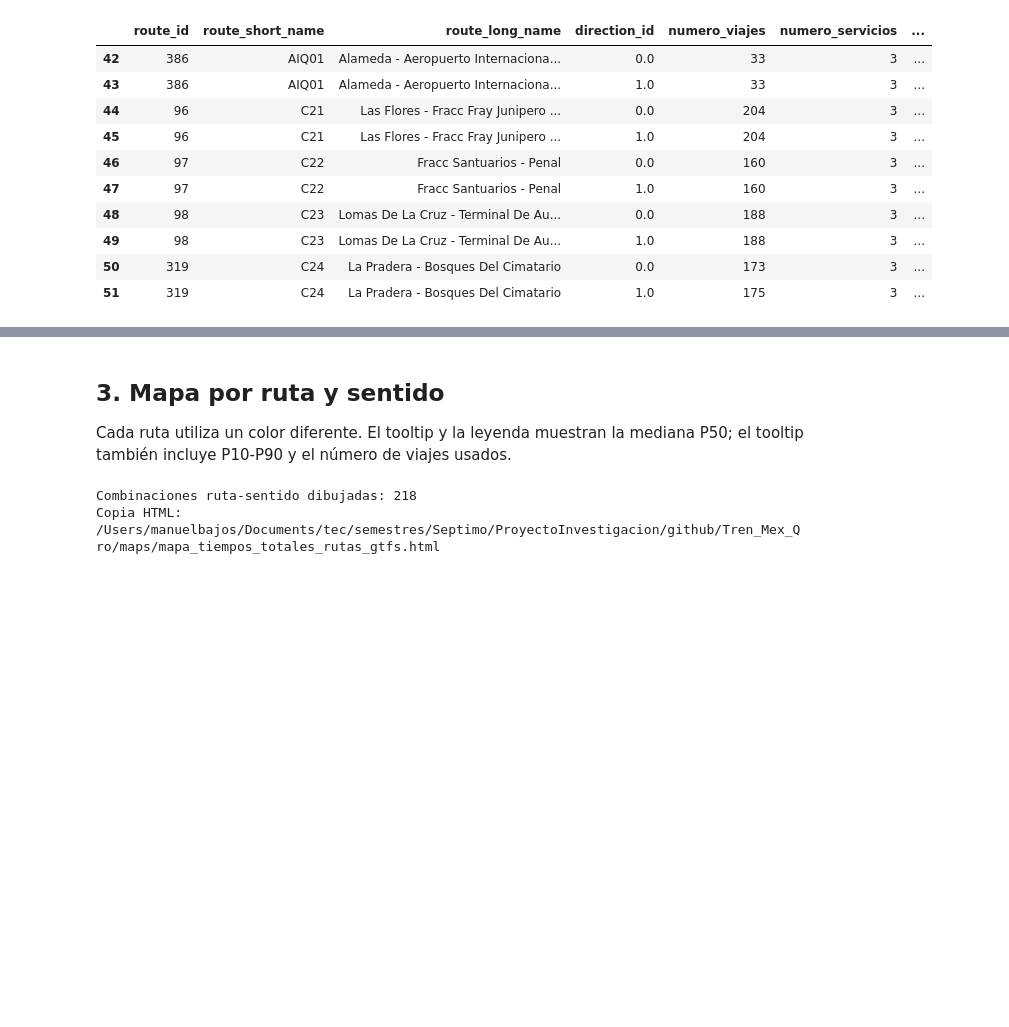
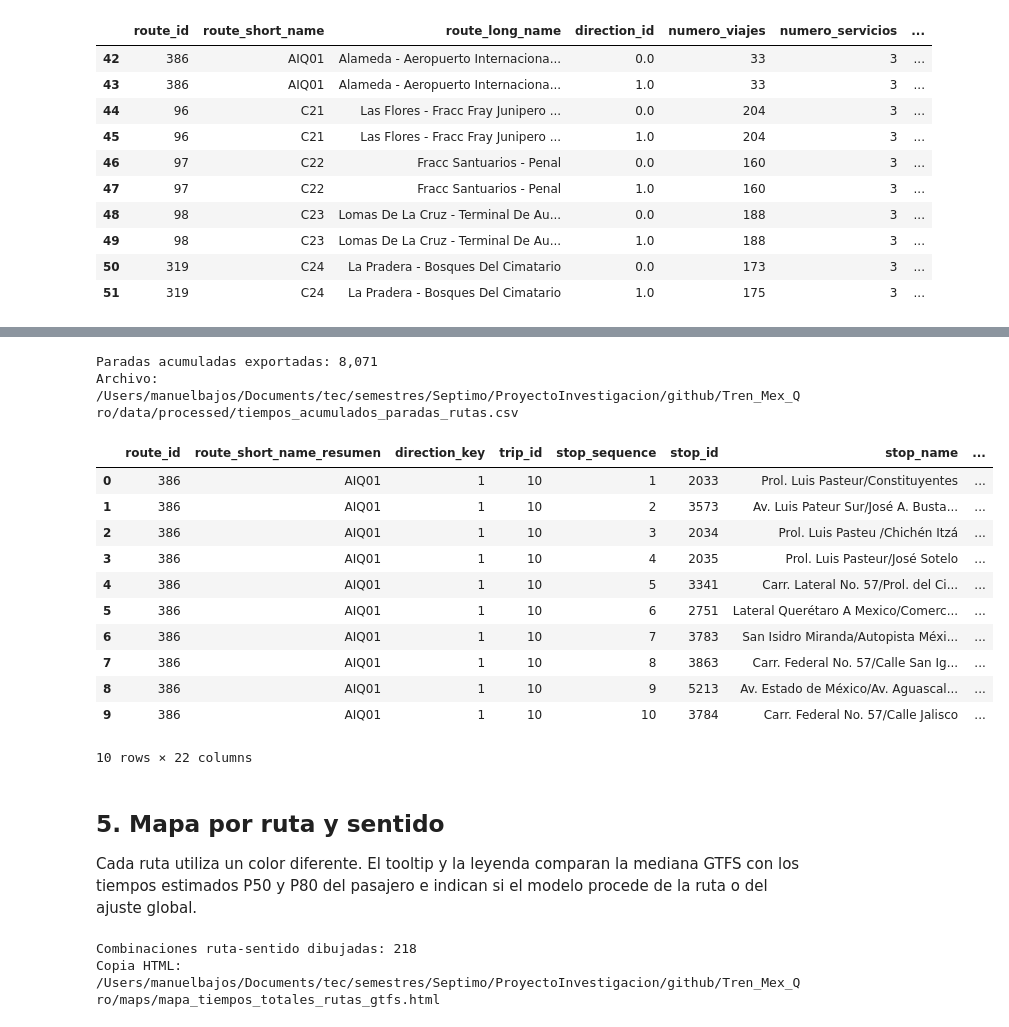
Before and after one commit to FBenita/Tren_Mex_Qro, a Jupyter notebook: scripts/TiemposTotalesRutasGTFS.ipynb, the cells around one changed output, grey strips where cells are left out. Saved outputs shown, nothing was run; the diff lists cells and outputs as text; code cells hidden in the pictures; blank space fills up the shorter version.

```diff
--- a/scripts/TiemposTotalesRutasGTFS.ipynb
+++ b/scripts/TiemposTotalesRutasGTFS.ipynb
@@ -29,7 +29,13 @@ from gtfs_network import gtfs_time_to_seconds
 
 RESUMEN_PATH = PROCESSED_DIR / "tiempos_totales_rutas_gtfs.csv"
 VIAJES_PATH = PROCESSED_DIR / "duraciones_viajes_gtfs.csv"
+OBSERVACIONES_GOOGLE_PATH = PROCESSED_DIR / "google_maps_transit_observaciones.csv"
+CALIBRACION_PATH = PROCESSED_DIR / "calibracion_tiempos_rutas_google.csv"
+ACUMULADOS_PATH = PROCESSED_DIR / "tiempos_acumulados_paradas_rutas.csv"
 MAPA_PATH = MAPS_DIR / "mapa_tiempos_totales_rutas_gtfs.html"
+MIN_OBSERVACIONES_RUTA = 30
+MIN_RANGO_GTFS_RUTA_MIN = 10
+SEMIVIDA_OBSERVACIONES_DIAS = 14
 print(f"GTFS: {DATA_DIR}")
 print(f"Mapa: {MAPA_PATH}")
 # %% [output]
@@ -138,7 +267,10 @@ def seleccionar_viajes_representativos(viajes, resumen):
     columnas_resumen = [
         "route_id", "direction_key", "route_short_name", "route_long_name",
         "numero_viajes", "duracion_p10_min", "duracion_mediana_min",
-        "duracion_p90_min",
+        "duracion_p90_min", "constante_p50_min", "factor_p50",
+        "constante_p80_min", "factor_p80",
+        "tiempo_pasajero_p50_min", "tiempo_pasajero_p80_min",
+        "observaciones_google", "fuente_modelo",
     ]
     candidatos = viajes_candidatos.merge(
         calculados[columnas_resumen],
@@ -166,6 +298,10 @@ def construir_trazos_representativos(stop_times, stops, representativos):
             "route_short_name_resumen", "route_long_name_resumen",
             "numero_viajes", "duracion_p10_min",
             "duracion_mediana_min", "duracion_p90_min",
+            "constante_p50_min", "factor_p50",
+            "constante_p80_min", "factor_p80",
+            "tiempo_pasajero_p50_min", "tiempo_pasajero_p80_min",
+            "observaciones_google", "fuente_modelo",
         ]
     ].copy()
     puntos = stop_times.loc[
@@ -200,6 +336,10 @@ def construir_trazos_representativos(stop_times, stops, representativos):
                 "p10_min": float(primera["duracion_p10_min"]),
                 "p50_min": float(primera["duracion_mediana_min"]),
                 "p90_min": float(primera["duracion_p90_min"]),
+                "estimado_p50_min": float(primera["tiempo_pasajero_p50_min"]),
+                "estimado_p80_min": float(primera["tiempo_pasajero_p80_min"]),
+                "observaciones_google": int(primera["observaciones_google"]),
+                "fuente_modelo": str(primera["fuente_modelo"]),
                 "coordenadas": grupo[["stop_lat", "stop_lon"]]
                     .astype(float).to_numpy().tolist(),
             }
@@ -323,7 +620,37 @@ Rutas del catálogo sin viajes: 100
+# %%
+representativos = seleccionar_viajes_representativos(viajes, resumen)
+tiempos_acumulados = construir_tiempos_acumulados(
+    stop_times, stops, representativos
+)
+tiempos_acumulados.to_csv(ACUMULADOS_PATH, index=False)
+assert tiempos_acumulados["tiempo_restante_operativo_p50_min"].ge(
+    tiempos_acumulados["tiempo_restante_gtfs_min"] - 1e-9
+).all()
+assert tiempos_acumulados["tiempo_restante_pasajero_p80_min"].ge(
+    tiempos_acumulados["tiempo_restante_pasajero_p50_min"] - 1e-9
+).all()
+print(f"Paradas acumuladas exportadas: {len(tiempos_acumulados):,}")
+print(f"Archivo: {ACUMULADOS_PATH}")
+display(tiempos_acumulados.head(10))
+# %% [output]
+Paradas acumuladas exportadas: 8,071
+Archivo: /Users/manuelbajos/Documents/tec/semestres/Septimo/ProyectoInvestigacion/github/Tren_Mex_Qro/data/processed/tiempos_acumulados_paradas_rutas.csv
+|  | route_id | route_short_name_resumen | direction_key | trip_id | stop_sequence | stop_id | stop_name | ... |
+| 0 | 386 | AIQ01 | 1 | 10 | 1 | 2033 | Prol. Luis Pasteur/Constituyentes | ... |
+| 1 | 386 | AIQ01 | 1 | 10 | 2 | 3573 | Av. Luis Pateur Sur/José A. Busta... | ... |
+| 2 | 386 | AIQ01 | 1 | 10 | 3 | 2034 | Prol. Luis Pasteu /Chichén Itzá | ... |
+| 3 | 386 | AIQ01 | 1 | 10 | 4 | 2035 | Prol. Luis Pasteur/José Sotelo | ... |
+| 4 | 386 | AIQ01 | 1 | 10 | 5 | 3341 | Carr. Lateral No. 57/Prol. del Ci... | ... |
+| 5 | 386 | AIQ01 | 1 | 10 | 6 | 2751 | Lateral Querétaro A Mexico/Comerc... | ... |
+| 6 | 386 | AIQ01 | 1 | 10 | 7 | 3783 | San Isidro Miranda/Autopista Méxi... | ... |
+| 7 | 386 | AIQ01 | 1 | 10 | 8 | 3863 | Carr. Federal No. 57/Calle San Ig... | ... |
+| 8 | 386 | AIQ01 | 1 | 10 | 9 | 5213 | Av. Estado de México/Av. Aguascal... | ... |
+| 9 | 386 | AIQ01 | 1 | 10 | 10 | 3784 | Carr. Federal No. 57/Calle Jalisco | ... |
+10 rows × 22 columns
 # %% [markdown]
-## 3. Mapa por ruta y sentido
+## 5. Mapa por ruta y sentido
 
-Cada ruta utiliza un color diferente. El tooltip y la leyenda muestran la mediana P50; el tooltip también incluye P10-P90 y el número de viajes usados.
+Cada ruta utiliza un color diferente. El tooltip y la leyenda comparan la mediana GTFS con los tiempos estimados P50 y P80 del pasajero e indican si el modelo procede de la ruta o del ajuste global.
 # %%
 representativos = seleccionar_viajes_representativos(viajes, resumen)
 trazos = construir_trazos_representativos(stop_times, stops, representativos)
```
Also changed, not shown: parts of 8 cells of this notebook, 14 other files.
